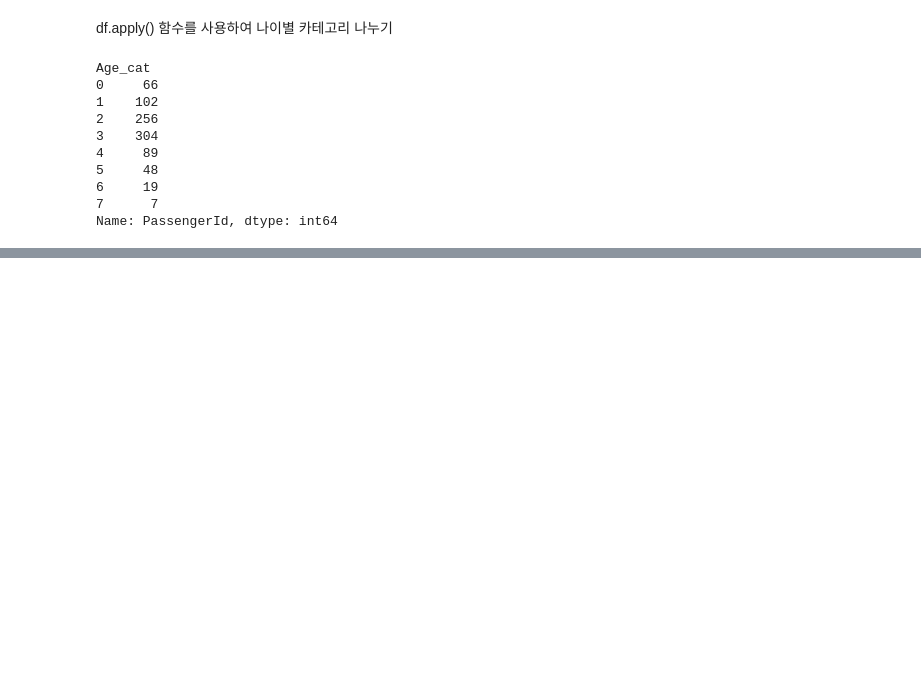
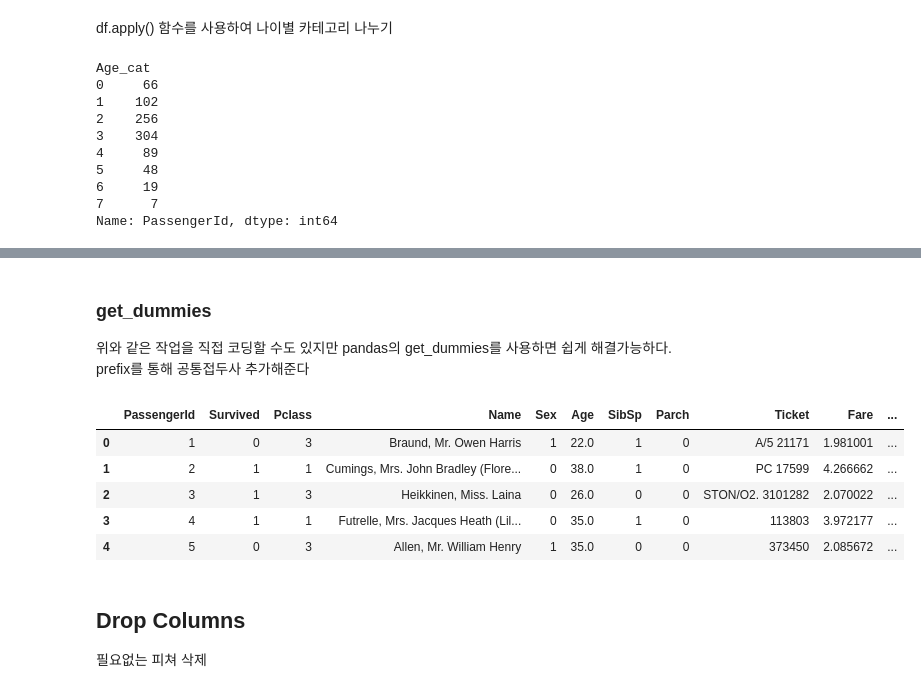
Before and after one commit to youngsoomoon/Titanic, a Jupyter notebook: Titanic.ipynb, the cells around one changed output, grey strips where cells are left out. Drawn from its saved outputs; the diff is of its cells as text; code cells hidden in the pictures; blank space fills up the shorter version.

```diff
--- a/Titanic.ipynb
+++ b/Titanic.ipynb
@@ -600,0 +663,16 @@ Name: PassengerId, dtype: int64
+# %% [markdown]
+### get_dummies
+위와 같은 작업을 직접 코딩할 수도 있지만 pandas의 get_dummies를 사용하면 쉽게 해결가능하다.<br>
+prefix를 통해 공통접두사 추가해준다
+# %%
+df_train = pd.get_dummies(df_train, columns=['Initial'], prefix='Initial')
+df_test = pd.get_dummies(df_test, columns=['Initial'], prefix='Initial')
+# %%
+df_train.head()
+# %% [output]
+|  | PassengerId | Survived | Pclass | Name | Sex | Age | SibSp | Parch | Ticket | Fare | ... |
+| 0 | 1 | 0 | 3 | Braund, Mr. Owen Harris | 1 | 22.0 | 1 | 0 | A/5 21171 | 1.981001 | ... |
+| 1 | 2 | 1 | 1 | Cumings, Mrs. John Bradley (Flore... | 0 | 38.0 | 1 | 0 | PC 17599 | 4.266662 | ... |
+| 2 | 3 | 1 | 3 | Heikkinen, Miss. Laina | 0 | 26.0 | 0 | 0 | STON/O2. 3101282 | 2.070022 | ... |
+| 3 | 4 | 1 | 1 | Futrelle, Mrs. Jacques Heath (Lil... | 0 | 35.0 | 1 | 0 | 113803 | 3.972177 | ... |
+| 4 | 5 | 0 | 3 | Allen, Mr. William Henry | 1 | 35.0 | 0 | 0 | 373450 | 2.085672 | ... |
@@ -600,0 +682,3 @@ Name: PassengerId, dtype: int64
+# %% [markdown]
+## Drop Columns
+필요없는 피쳐 삭제
```
Also changed, not shown: parts of 42 cells of this notebook.
